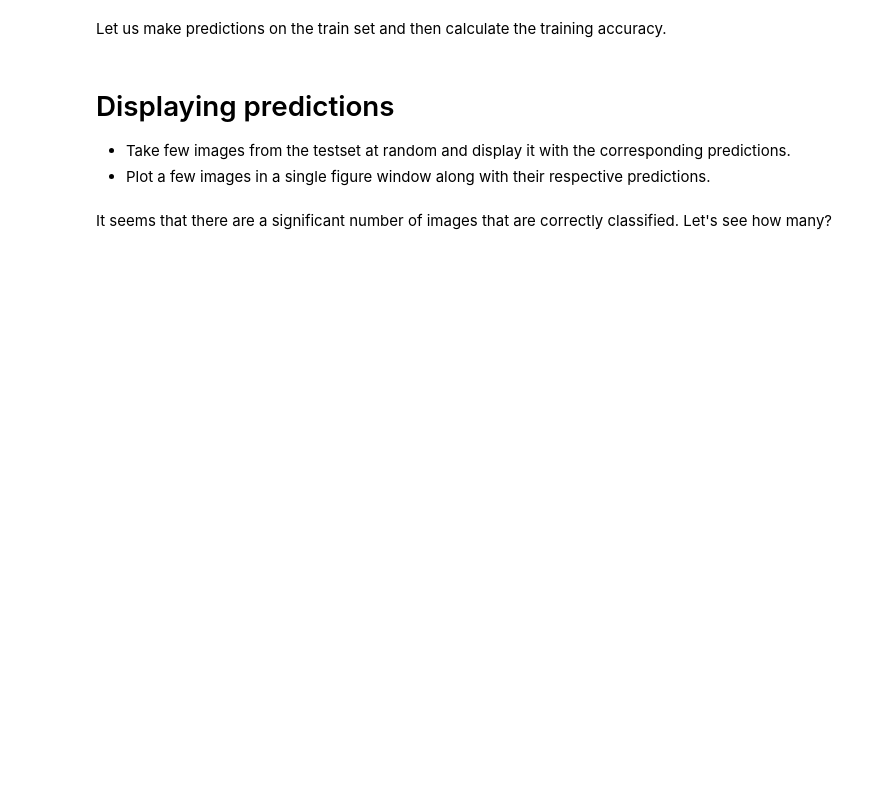
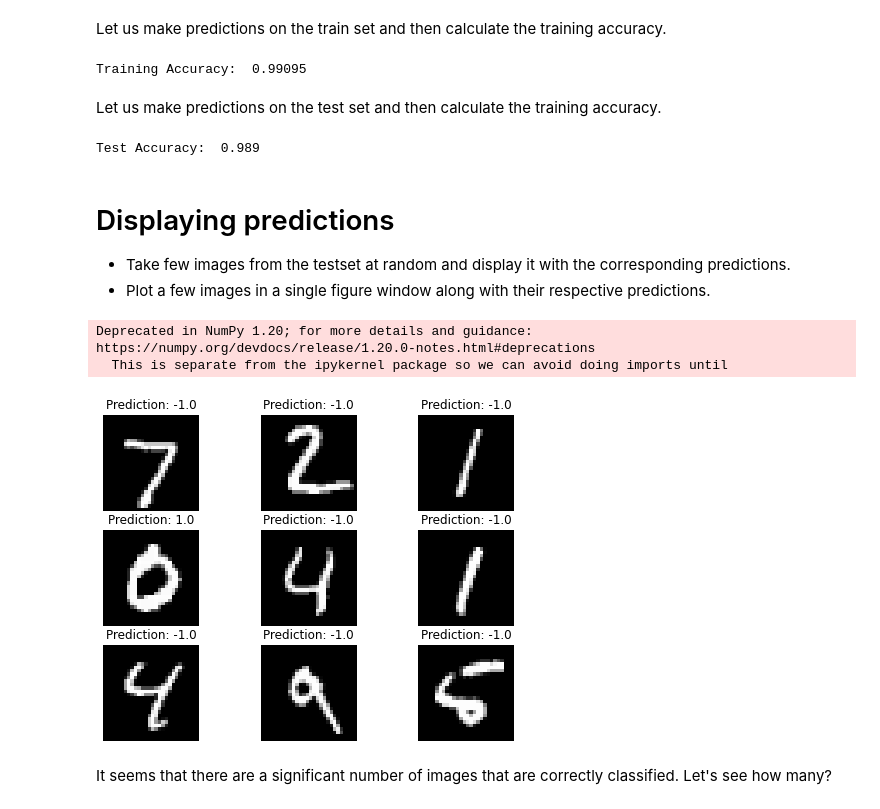
Before and after one commit to rahulagarwak/Machine-Learning-Practice-MLP, a Jupyter notebook: Colab Notebooks/MLP_Wk5_Binary_class_Image_Classification_with_Perceptron.ipynb, the cells around one changed output. Cells and saved outputs as stored; diff of their text form; code cells hidden in the pictures; blank space fills up the shorter version.

```diff
--- a/Colab Notebooks/MLP_Wk5_Binary_class_Image_Classification_with_Perceptron.ipynb
+++ b/Colab Notebooks/MLP_Wk5_Binary_class_Image_Classification_with_Perceptron.ipynb
@@ -124,7 +138,7 @@ y_test_0 = -1*np.ones((len(y_test)))
 # find indices of digit 0 image
 indx_0 = np.where(y_train=='0') # remember original labels are of type str not int
 # use those indices to modify y_train_0 and y_test_0
-y_train_0[index_0] = 1
+y_train_0[indx_0] = 1
 indx_0 = np.where(y_test=='0')
 y_test_0[indx_0]=1
 # %% [markdown]
@@ -181,23 +207,35 @@ print('The loss function: {0}'.format(bin_clf.loss_function_))
 Let us make predictions on the train set and then calculate the training accuracy.
 # %%
 y_hat_train_0 = bin_clf.predict(x_train)
-print('Training Accuracy: ', bin_clf.Score(x_train, y_train_0))
+print('Training Accuracy: ', bin_clf.score(x_train, y_train_0))
+# %% [output]
+Training Accuracy:  0.99095
+# %% [markdown]
+Let us make predictions on the test set and then calculate the training accuracy.
+# %%
+print('Test Accuracy: ', bin_clf.score(x_test, y_test_0))
+# %% [output]
+Test Accuracy:  0.989
 # %% [markdown]
 # Displaying predictions
 
 * Take few images from the testset at random and display it with the corresponding predictions.
 * Plot a few images in a single figure window along with their respective predictions.
 # %%
-y_hat_test+0 = bin_clf.predict(x_test)
+y_hat_test_0 = bin_clf.predict(x_test)
 num_images = 9
 factor = np.int(np.sqrt(num_images))
 fig, ax = plt.subplots(nrows=factor, ncols=factor, figsize=(8,6))
 idx_offset = 0
 for i in range(factor):
   index = idx_offset+i*(factor)
   for j in range(factor):
     ax[i,j].imshow(x_test[index+j].reshape(28,28),cmap='gray')
     ax[i,j].set_title('Prediction: {0}'.format(str(y_hat_test_0[index+j])))
     ax[i,j].set_axis_off()
+# %% [output]
+Deprecated in NumPy 1.20; for more details and guidance: https://numpy.org/devdocs/release/1.20.0-notes.html#deprecations
+  This is separate from the ipykernel package so we can avoid doing imports until
+[figure, added]
 # %% [markdown]
 It seems that there are a significant number of images that are correctly classified. Let's see how many?
```
Also changed, not shown: parts of 31 cells of this notebook.
